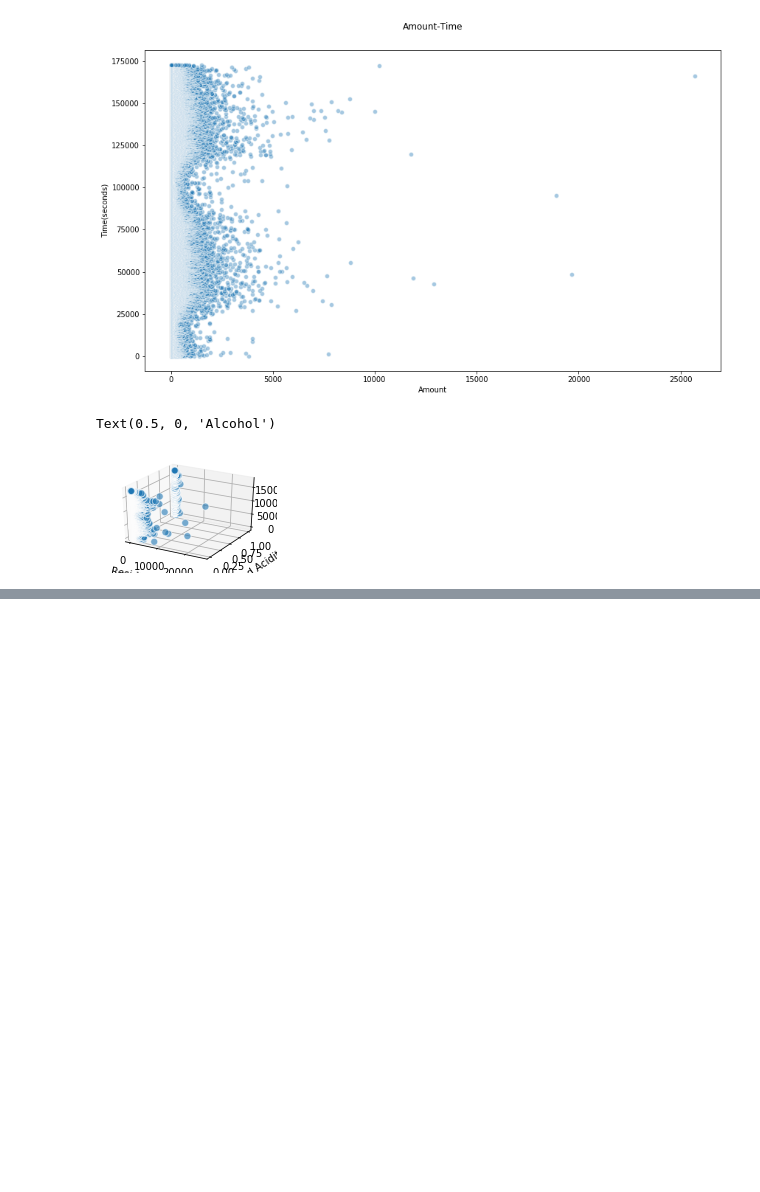
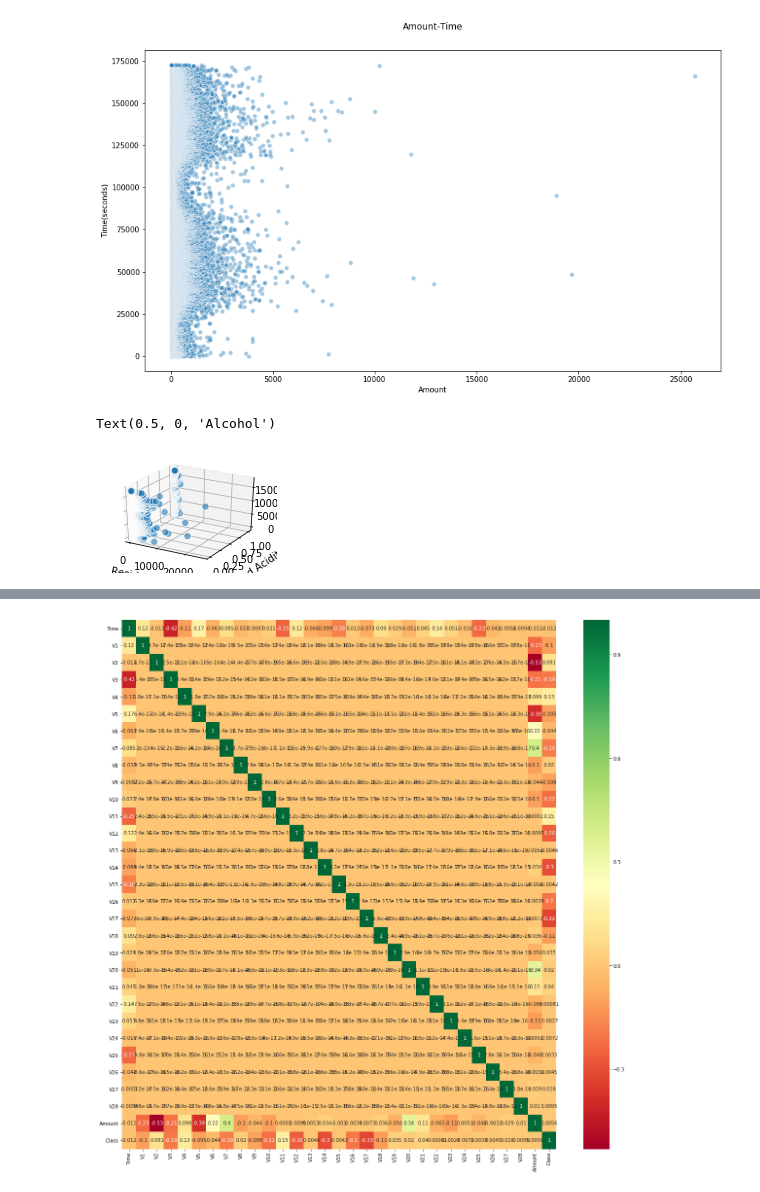
Before and after one commit to harshitgupta1998/Credit-Card-Fraud-Detection-Using-SMOTE, a Jupyter notebook: kernel7f0ac9c051.ipynb, the cells around one changed output, grey strips where cells are left out. Drawn from its saved outputs; the diff is of its cells as text; code cells hidden in the pictures; blank space fills up the shorter version.

```diff
--- a/kernel7f0ac9c051.ipynb
+++ b/kernel7f0ac9c051.ipynb
@@ -154,0 +183,10 @@ Text(0.5, 0, 'Alcohol')
+# %%
+
+#get correlations of each features in dataset
+corrmat = data1.corr()
+top_corr_features = corrmat.index
+plt.figure(figsize=(20,20))
+#plot heat map
+g=sns.heatmap(data1[top_corr_features].corr(),annot=True,cmap="RdYlGn")
+# %% [output]
+[figure, added]
```
Also changed, not shown: parts of 2 cells of this notebook.
